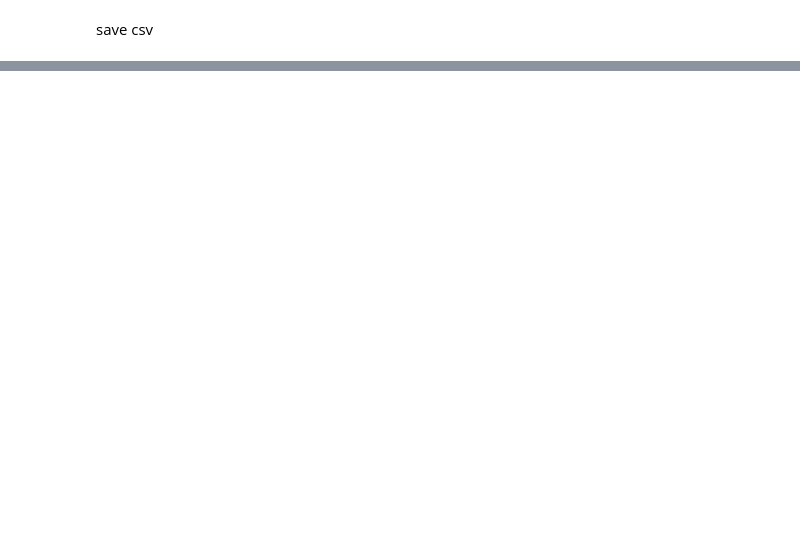
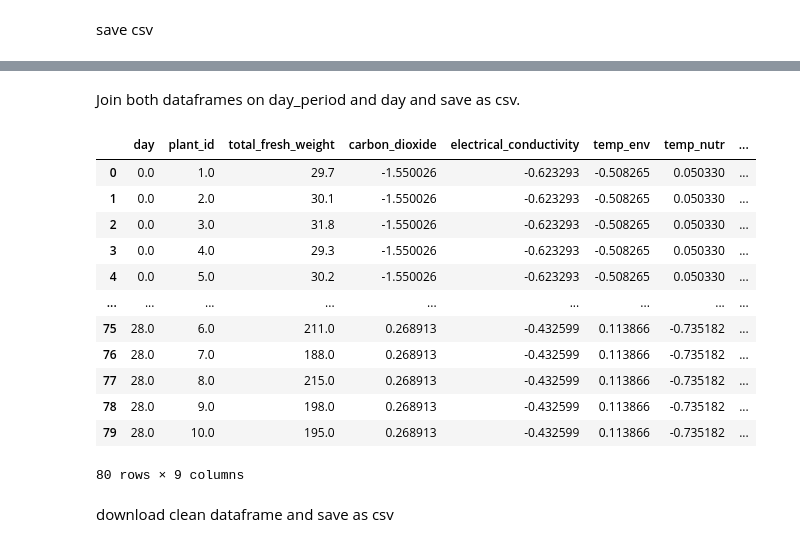
Before and after one commit to GerardoG2/plant-health-status, a Jupyter notebook: Notebooks/DataMerging_Trial2.ipynb, the cells around one changed output, grey strips where cells are left out. Saved outputs shown, nothing was run; the diff lists cells and outputs as text; code cells hidden in the pictures; blank space fills up the shorter version.

```diff
--- a/Notebooks/DataMerging_Trial2.ipynb
+++ b/Notebooks/DataMerging_Trial2.ipynb
@@ -229,12 +161,9 @@ toy_2
 # %%
 from sklearn.impute import KNNImputer
 from sklearn.preprocessing import StandardScaler
-from sklearn.pipeline import Pipeline
 from sklearn.neighbors import KNeighborsRegressor
 
 numeric_features = sensor_data.columns.drop(['time_stamp', 'day_period'])
-
-
 
 # standardize data
 scaler = StandardScaler()
@@ -277,7 +206,8 @@ for feature_to_impute in missing_features_sorted:
     # impute data with knn regressor
     sensor_data_scaled.loc[missing_mask,feature_to_impute] = knn_regressor.predict(X_missing)
 
-    print(features_to_fit_on)
+    print(features_to_fit_on, feature_to_impute)
 
-sensor_data_scaled.info()
+sensor_data_imputed = sensor_data_scaled.copy()
+sensor_data_imputed.info()
 # %% [output]
@@ -395,0 +233,7 @@ Name: index, dtype: object
+# %%
+
+df_mean_sensor = sensor_data_imputed.copy()
+df_mean_sensor.drop(columns={'time_stamp'}, inplace=True)
+#average sensor data per 4 day period
+df_mean_sensor = df_mean_sensor.groupby('day_period')[numeric_features].mean()
+df_mean_sensor
@@ -395,0 +251,3 @@ Name: index, dtype: object
+# %%
+lettuce_fw_data = load_lettuce_fw_data()
+lettuce_fw_data
@@ -395,0 +303,7 @@ Name: index, dtype: object
+# %%
+# extract features that will be joined with sensor data
+
+df_lettuce_fw = lettuce_fw_data[['Day', 'Plant-ID', 'Total Fresh Weight (g)']]
+df_lettuce_fw.rename(columns={'Day':'day', 'Plant-ID':'plant_id', 'Total Fresh Weight (g)': 'total_fresh_weight'}, inplace=True)
+df_lettuce_fw.dropna(how='all', inplace=True)
+df_lettuce_fw.info()
@@ -395,0 +347,30 @@ Name: index, dtype: object
+# %% [markdown]
+Join both dataframes on day_period and day and save as csv.
+# %%
+df_mean_sensor_and_lettuce_fw_4days = pd.merge(df_mean_sensor, df_lettuce_fw,
+                                               left_on='day_period',
+                                                right_on='day',
+                                                how='inner'
+)
+
+# reorder columns to have day, plant_id, total_fresh_weight at the beginning
+df_mean_sensor_and_lettuce_fw_4days = df_mean_sensor_and_lettuce_fw_4days[['day', 'plant_id', 'total_fresh_weight', 'carbon_dioxide', 'electrical_conductivity', 'temp_env', 'temp_nutr', 'humidity', 'pressure']]
+df_mean_sensor_and_lettuce_fw_4days.sort_values(by=['day', 'plant_id'], inplace=True)
+df_mean_sensor_and_lettuce_fw_4days.reset_index(drop=True, inplace=True)
+df_mean_sensor_and_lettuce_fw_4days
+# %% [output]
+|  | day | plant_id | total_fresh_weight | carbon_dioxide | electrical_conductivity | temp_env | temp_nutr | ... |
+| 0 | 0.0 | 1.0 | 29.7 | -1.550026 | -0.623293 | -0.508265 | 0.050330 | ... |
+| 1 | 0.0 | 2.0 | 30.1 | -1.550026 | -0.623293 | -0.508265 | 0.050330 | ... |
+| 2 | 0.0 | 3.0 | 31.8 | -1.550026 | -0.623293 | -0.508265 | 0.050330 | ... |
+| 3 | 0.0 | 4.0 | 29.3 | -1.550026 | -0.623293 | -0.508265 | 0.050330 | ... |
+| 4 | 0.0 | 5.0 | 30.2 | -1.550026 | -0.623293 | -0.508265 | 0.050330 | ... |
+| ... | ... | ... | ... | ... | ... | ... | ... | ... |
+| 75 | 28.0 | 6.0 | 211.0 | 0.268913 | -0.432599 | 0.113866 | -0.735182 | ... |
+| 76 | 28.0 | 7.0 | 188.0 | 0.268913 | -0.432599 | 0.113866 | -0.735182 | ... |
+| 77 | 28.0 | 8.0 | 215.0 | 0.268913 | -0.432599 | 0.113866 | -0.735182 | ... |
+| 78 | 28.0 | 9.0 | 198.0 | 0.268913 | -0.432599 | 0.113866 | -0.735182 | ... |
+| 79 | 28.0 | 10.0 | 195.0 | 0.268913 | -0.432599 | 0.113866 | -0.735182 | ... |
+80 rows × 9 columns
+# %% [markdown]
+download clean dataframe and save as csv
```
Also changed, not shown: parts of 27 cells of this notebook, 7 other files.
